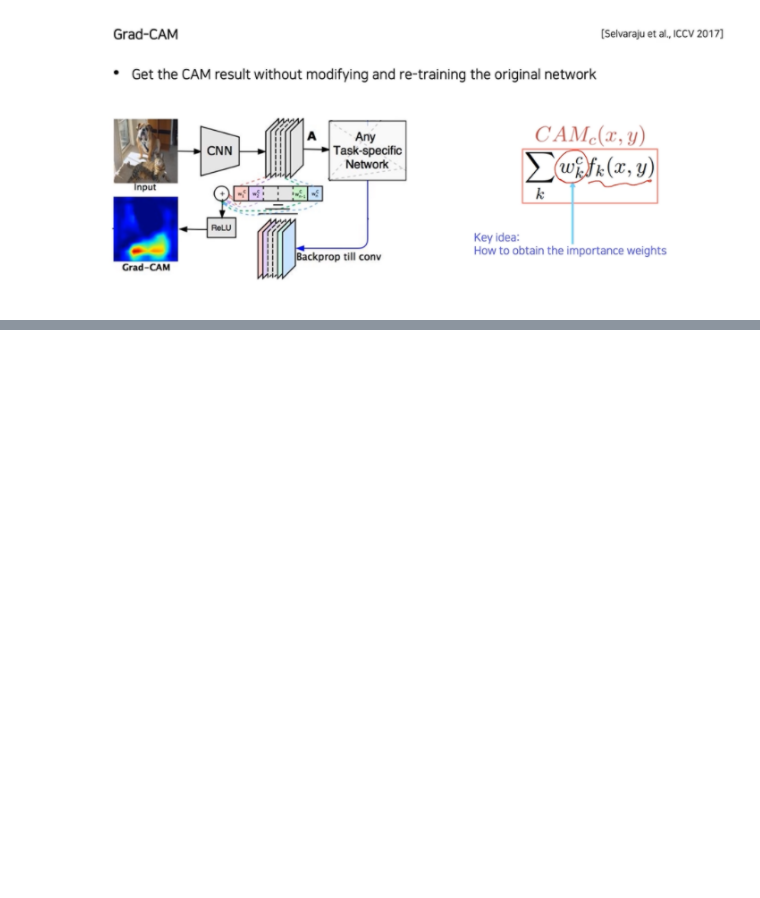
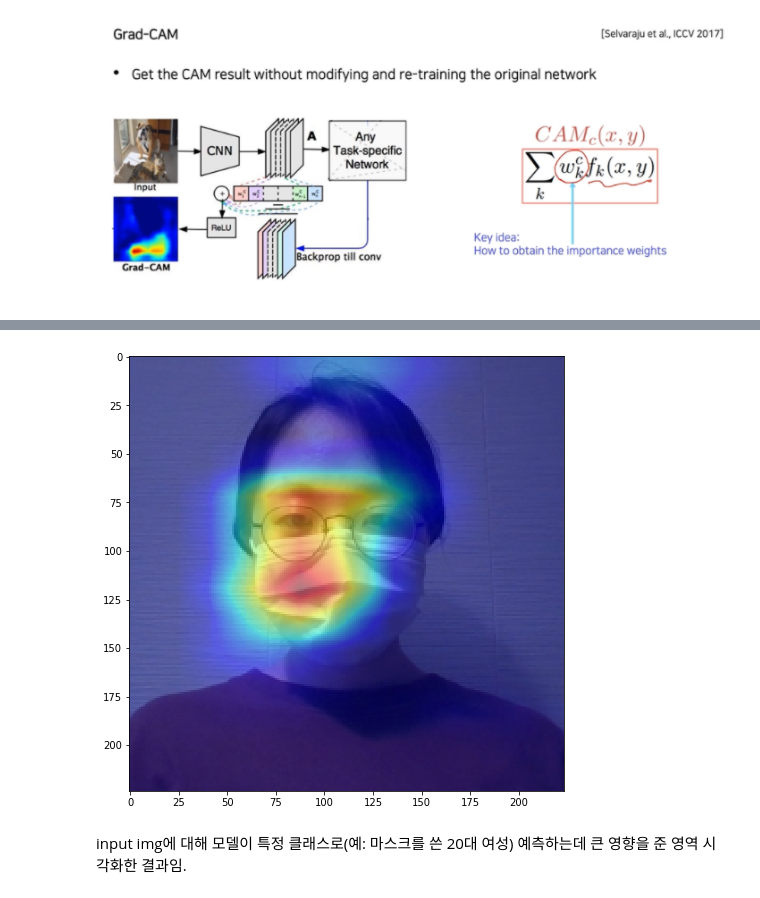
Before and after one commit to hongjourney/Today-I-Learned, a Jupyter notebook: [object_detection] trash detection/Visualization.ipynb, the cells around one changed output, grey strips where cells are left out. Cells and saved outputs as stored; diff of their text form; code cells hidden in the pictures; blank space fills up the shorter version.

```diff
--- a/[object_detection] trash detection/Visualization.ipynb
+++ b/[object_detection] trash detection/Visualization.ipynb
@@ -526,0 +621,12 @@ $${\partial y^c \over \partial A^k}$$
+# %%
+model = VGG11Classification()
+model.load_state_dict(torch.load(model_root))
+model.double()
+
+img = dataset[0]
+
+res = vis_gradcam(model, img)
+# %% [output]
+[figure, added]
+# %% [markdown]
+input img에 대해 모델이 특정 클래스로(예: 마스크를 쓴 20대 여성) 예측하는데 큰 영향을 준 영역 시각화한 결과임.
```
Also changed, not shown: parts of 14 cells of this notebook.
